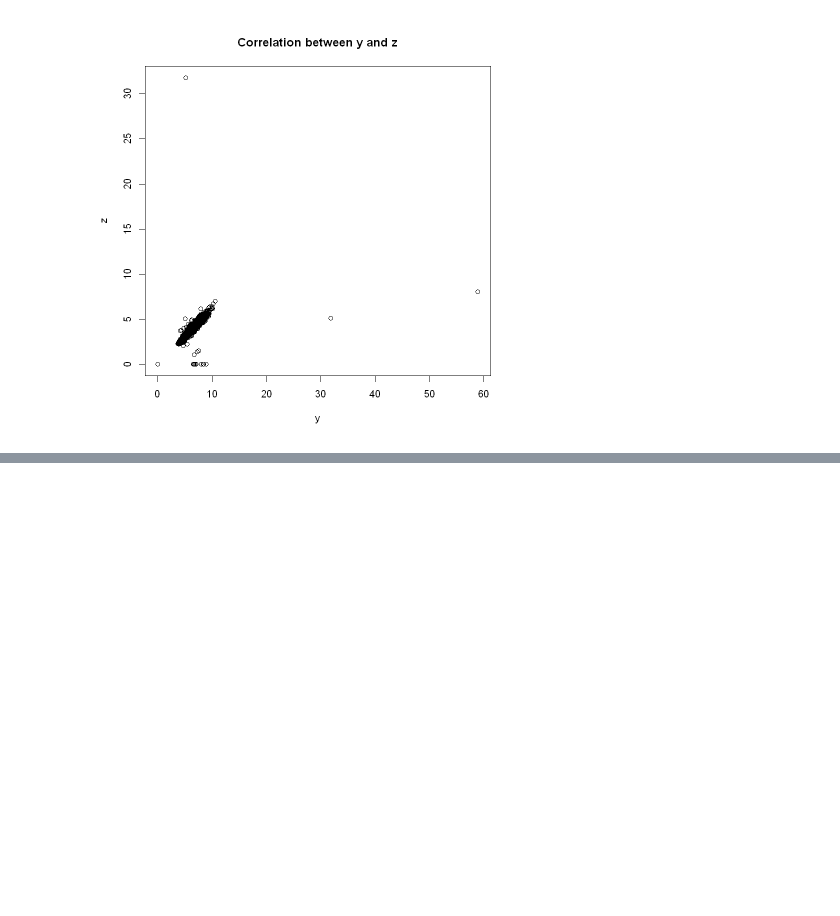
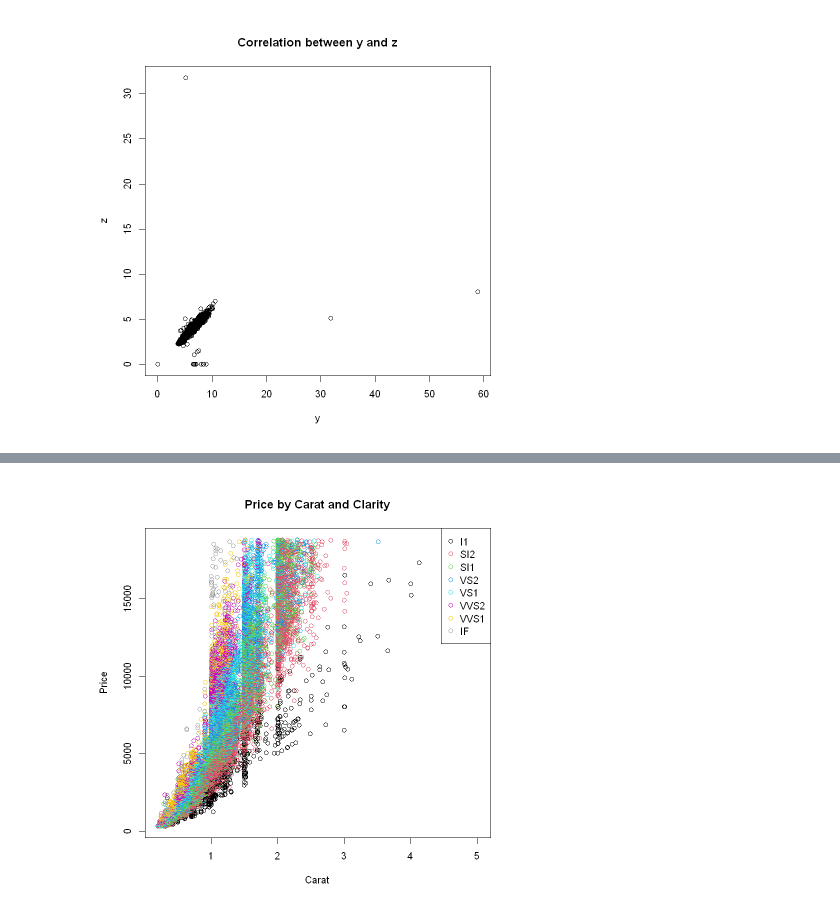
Before and after one commit to whats2000/coding-stuff-I-make-from-learning, a Jupyter notebook: R/other/Team Project/project.ipynb, the cells around one changed output, grey strips where cells are left out. Cells and saved outputs as stored; diff of their text form; code cells hidden in the pictures; blank space fills up the shorter version.

```diff
--- a/R/other/Team Project/project.ipynb
+++ b/R/other/Team Project/project.ipynb
@@ -106,0 +113,11 @@ plot(df$y, df$z, main = "Correlation between y and z", xlab = "y", ylab = "z")
+# %%
+# 將 clarity 轉換為數字
+df$clarity_num <- as.numeric(factor(df$clarity, levels = c("I1", "SI2", "SI1", "VS2", "VS1", "VVS2", "VVS1", "IF")))
+
+# 繪製散佈圖
+plot(price ~ carat, data = df, main = "Price by Carat and Clarity", xlab = "Carat", ylab = "Price", col = df$clarity_num)
+
+# 添加圖例
+legend("topright", legend = levels(factor(df$clarity, levels = c("I1", "SI2", "SI1", "VS2", "VS1", "VVS2", "VVS1", "IF"))), col = 1:length(levels(factor(df$clarity, levels = c("I1", "SI2", "SI1", "VS2", "VS1", "VVS2", "VVS1", "IF")))), pch = 1)
+# %% [output]
+[figure, added]
```
Also changed, not shown: parts of 18 cells of this notebook.
